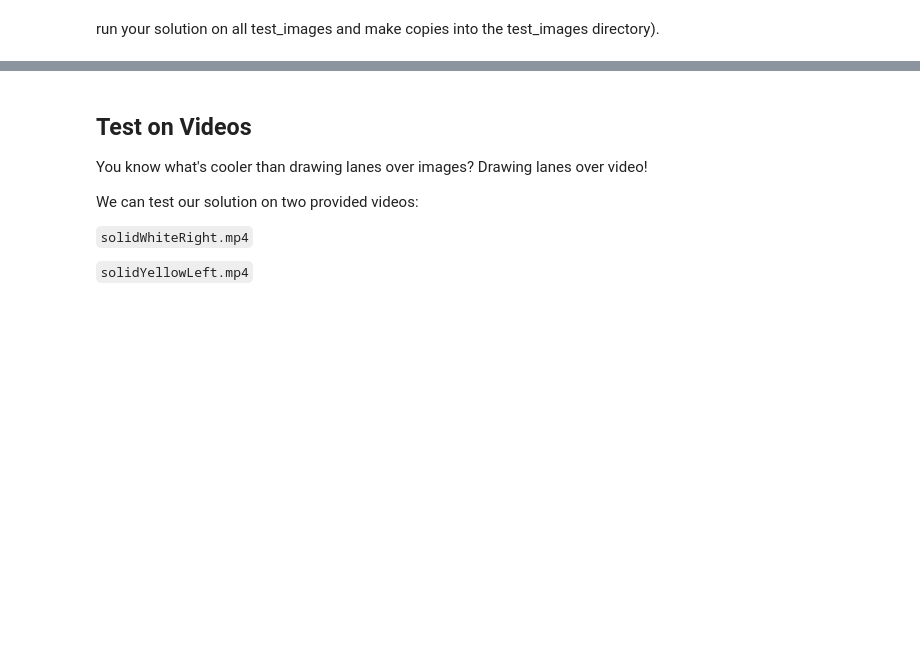
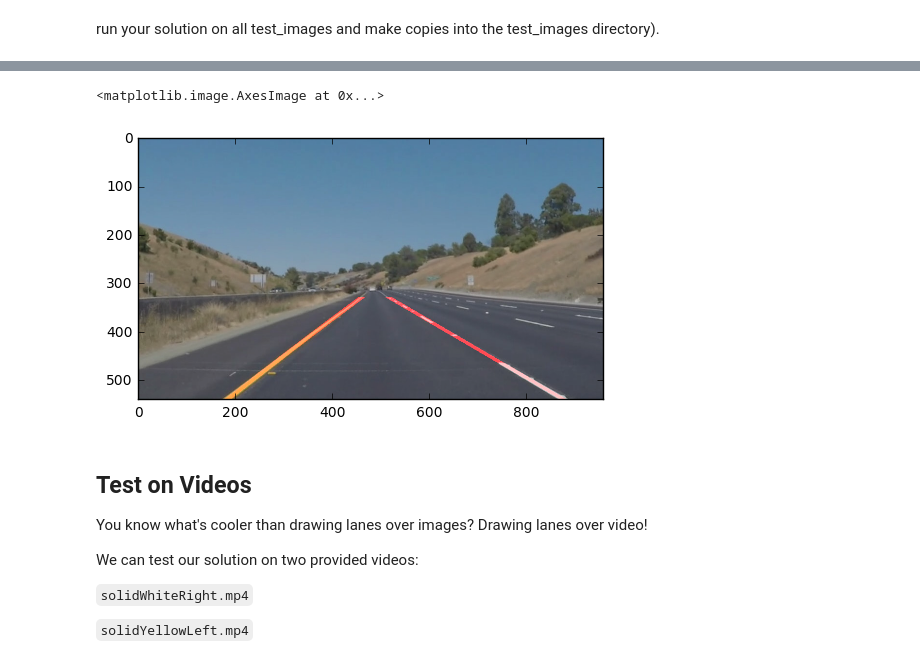
Before and after one commit to ghostFaceKillah/car_one, a Jupyter notebook: P1.ipynb, the cells around one changed output, grey strips where cells are left out. Cells and saved outputs as stored; diff of their text form; code cells hidden in the pictures; blank space fills up the shorter version.

```diff
--- a/P1.ipynb
+++ b/P1.ipynb
@@ -233,3 +207,68 @@ def process_image(image):
+# %%
+# TODO: Build your pipeline that will draw lane lines on the test_images
+# then save them to the test_images directory.
+
+
+def get_white_coordinates(img):
+    """ Returns two numpy arrays with xs
+    and ys of white pixels in given image"""
+    assert len(img.shape) == 2, "Only meant for 2d images"
+    acc = [(x, y) for y in range(img.shape[0])
+           for x in range(img.shape[1])
+           if img[y, x] == 255]
+    xs = np.array([elem[0] for elem in acc])
+    ys = np.array([elem[1] for elem in acc])
+    return xs, ys
+
+
+def fit_polynomial_line_extension(img_crop, degree=2):
+    """ Based on input - image transformed by Canny edge
+    detection, fit a polynomial """
+    # TODO(mike): Fix this comment
+    xs, ys = get_white_coordinates(img_crop)
+
+    fit_params = np.polyfit(ys, xs, degree)
+    fit_f = np.poly1d(fit_params)
+
+    # y_hat = np.arange(start=UPPER_BOUND, stop=img_gray.shape[0])
+    # x_hat = fit_f(y_hat)
+    # return x_hat, y_hat
+    return fit_f
+
+
+def process_image(image):
+    #TODO(mike): parametrize better
+    img_gray = grayscale(image)
+    img_gaussian_blur = gaussian_blur(img_gray, 5)
+    img_canny = canny(img_gaussian_blur, 100, 280)
+
+    img_cropped = region_of_interest(img_canny, center_region)
+    img_cropped_right = region_of_interest(img_canny, right_region)
+    img_cropped_left = region_of_interest(img_canny, left_region)
+
+    lf = fit_polynomial_line_extension(img_cropped_left)
+    rf = fit_polynomial_line_extension(img_cropped_right)
+
+    mark_image = np.zeros_like(image)
+    eps=7
+    # transform this into mesh!!
+    for y in range(UPPER_BOUND, image.shape[0]):
+        lx = lf(y)
+        rx = rf(y)
+        for x in range(image.shape[1]):
+            if np.abs(x - lx) <= eps:
+                mark_image[y, x] = (255, 0, 0)
+            if np.abs(x - rx) <= eps:
+                mark_image[y, x] = (255, 0, 0)
+
+    return weighted_img(mark_image, image)
+
+
+image = mpimg.imread(os.path.join('test_images', dir_list[5]))
+plt.imshow(process_image(image))
+# %% [output]
+<matplotlib.image.AxesImage at 0x...>
+[figure, added]
 # %% [markdown]
 ## Test on Videos
 
```
Also changed, not shown: parts of 4 cells of this notebook.
